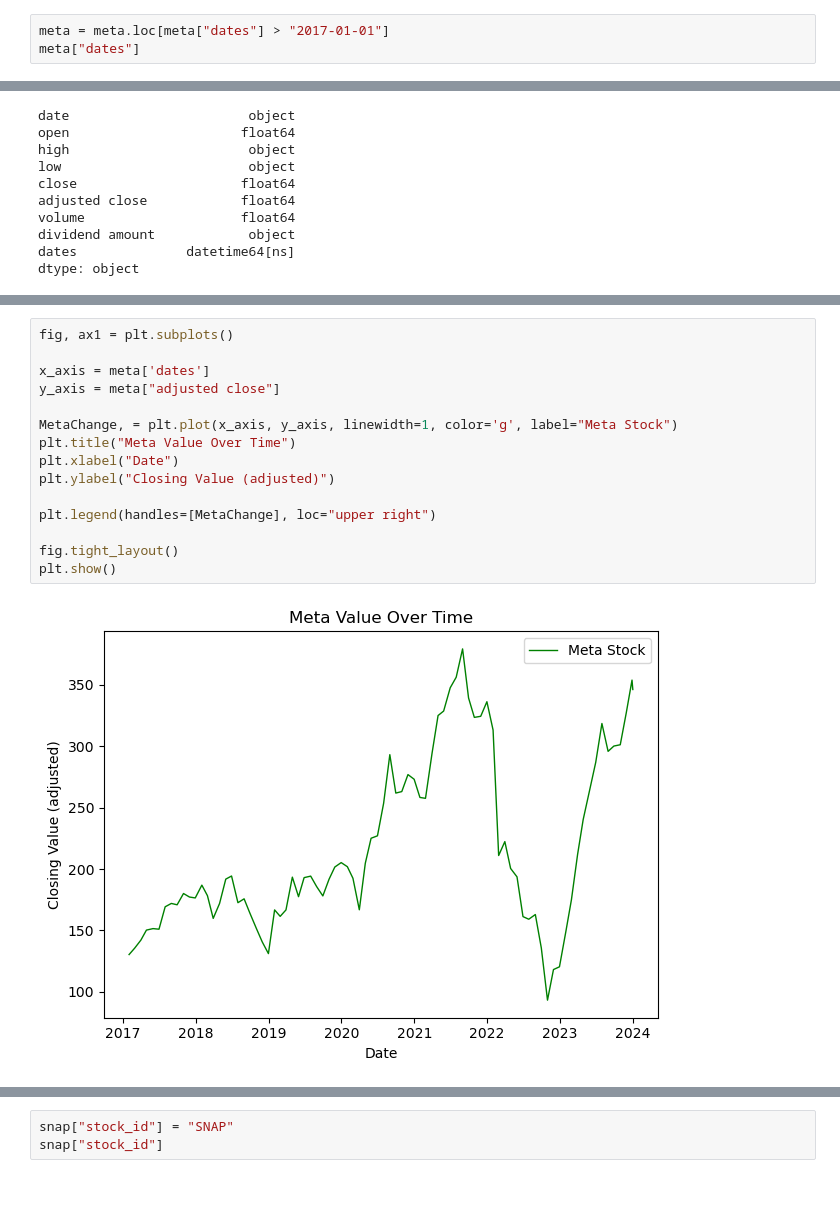
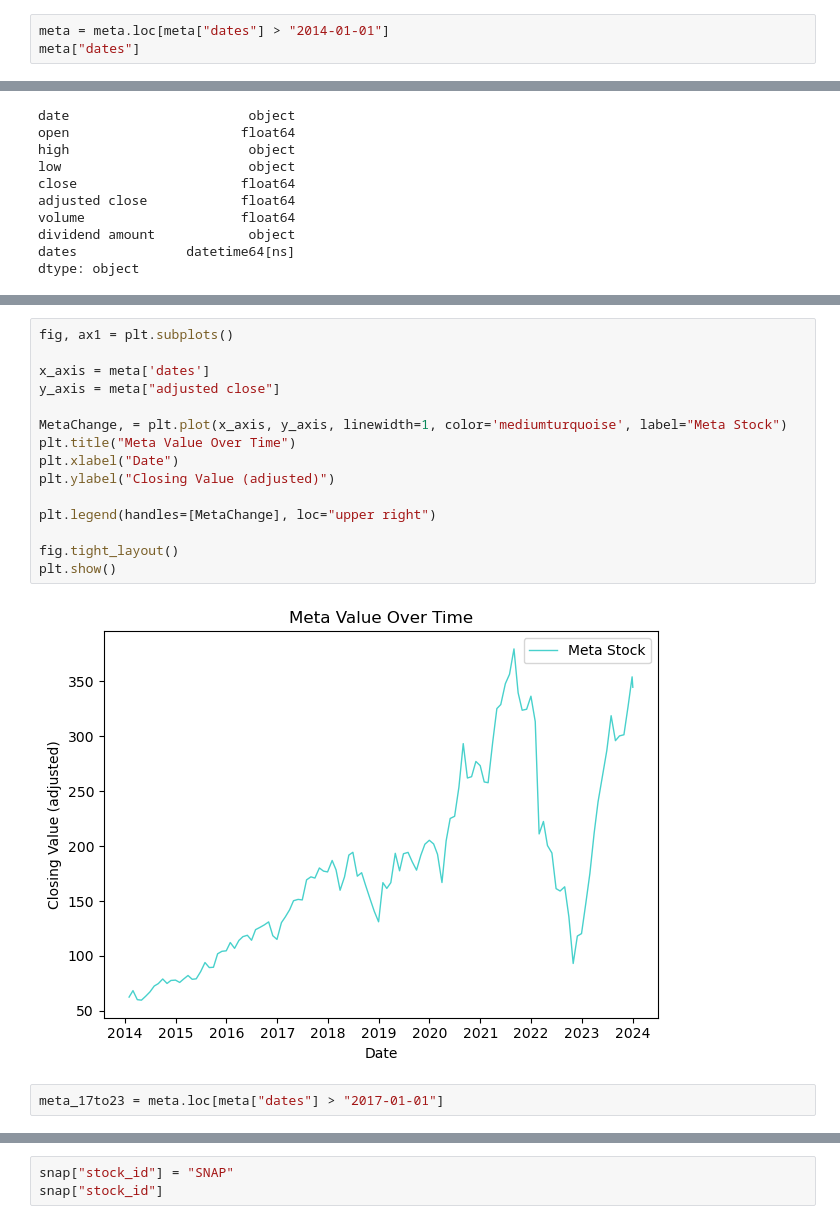
Before and after one commit to emmarush24/Data-Project-3, a Jupyter notebook: Data-Project-3.ipynb, the cells around one changed output, grey strips where cells are left out. Cells and saved outputs as stored; diff of their text form; blank space fills up the shorter version.

```diff
--- a/Data-Project-3.ipynb
+++ b/Data-Project-3.ipynb
@@ -340,6 +339,6 @@ dividend amount            object
 dates              datetime64[ns]
 dtype: object
 # %%
-meta = meta.loc[meta["dates"] > "2017-01-01"]
+meta = meta.loc[meta["dates"] > "2014-01-01"]
 meta["dates"]
 # %% [output]
@@ -482,17 +527,19 @@ plt.show()
 # %%
 fig, ax1 = plt.subplots()
 
 x_axis = meta['dates']
 y_axis = meta["adjusted close"]
 
-MetaChange, = plt.plot(x_axis, y_axis, linewidth=1, color='g', label="Meta Stock")
+MetaChange, = plt.plot(x_axis, y_axis, linewidth=1, color='mediumturquoise', label="Meta Stock")
 plt.title("Meta Value Over Time")
 plt.xlabel("Date")
 plt.ylabel("Closing Value (adjusted)")
 
 plt.legend(handles=[MetaChange], loc="upper right")
 
 fig.tight_layout()
 plt.show()
 # %% [output]
-[figure, old version]
+[figure, new version]
+# %%
+meta_17to23 = meta.loc[meta["dates"] > "2017-01-01"]
```
Also changed, not shown: parts of 45 cells of this notebook, 1 other file.
